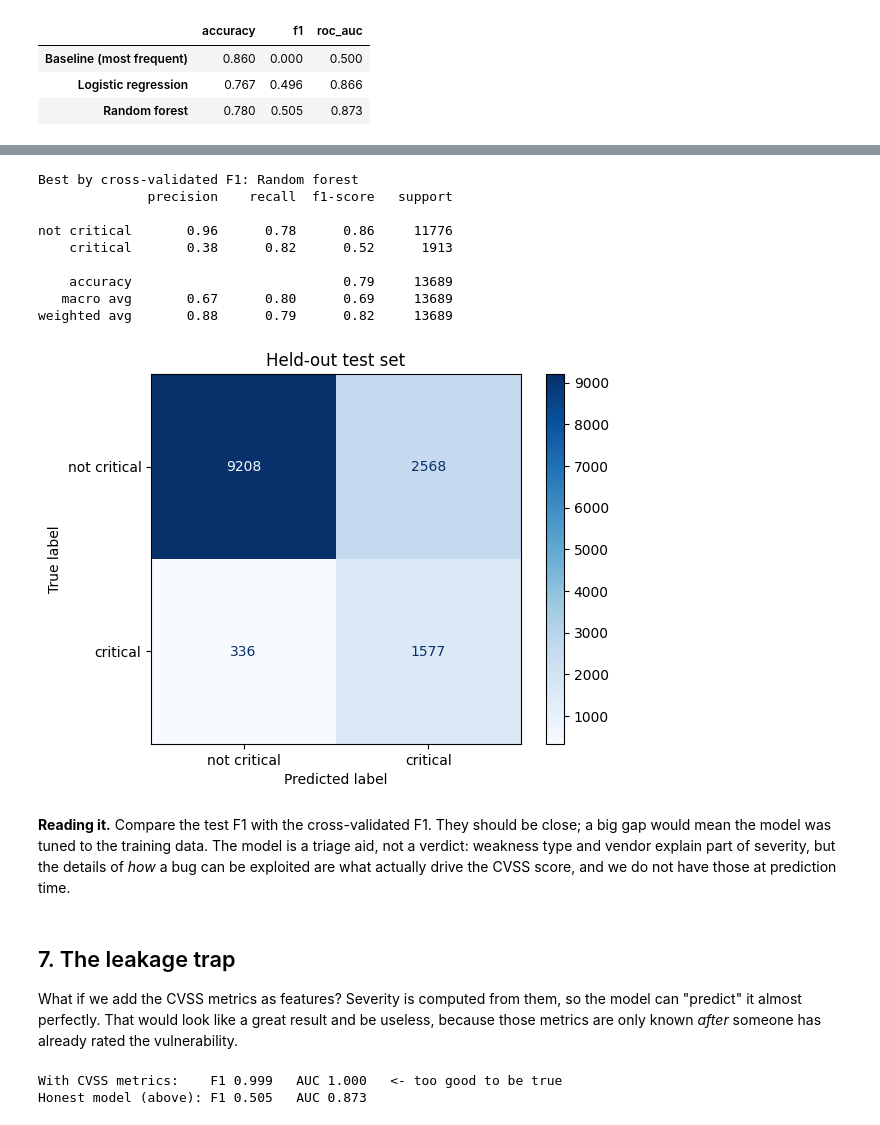
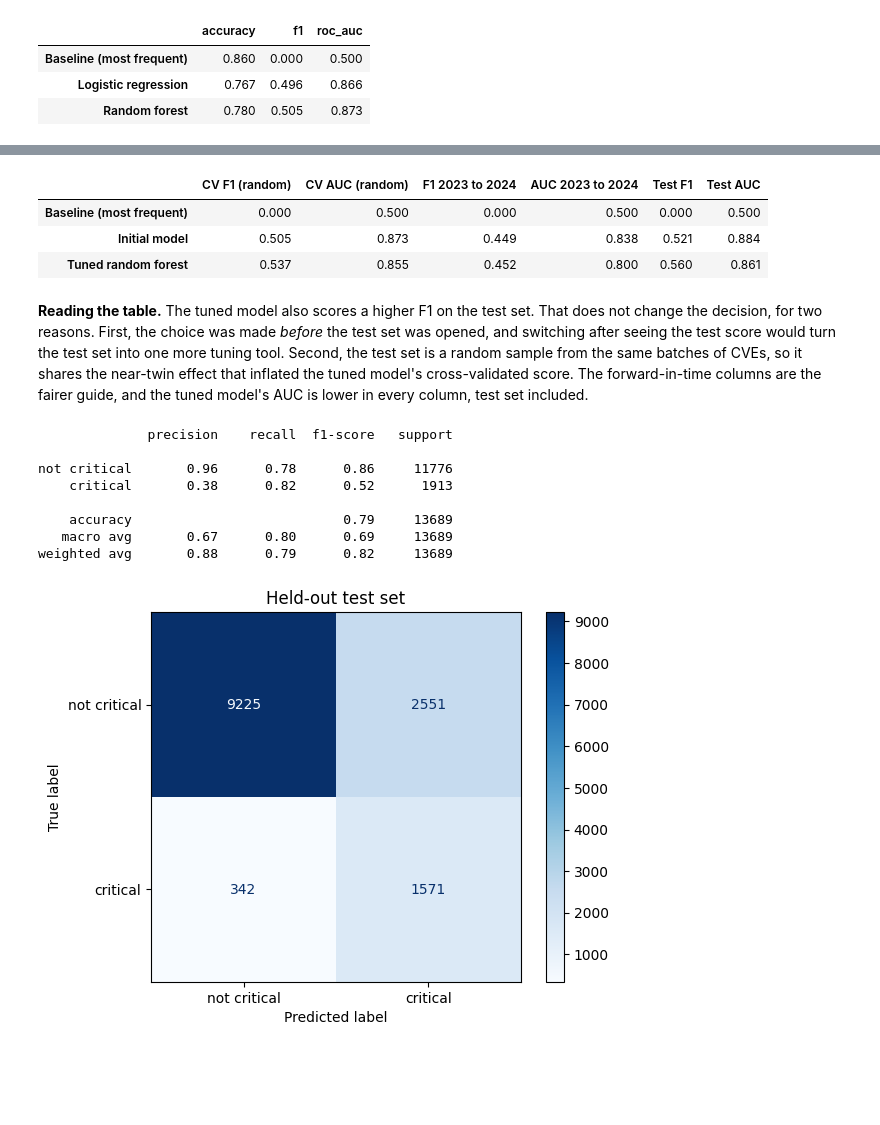
Before and after one commit to thitimas/nvd-critical-demo, a Jupyter notebook: nvd_critical_demo.ipynb, the cells around one changed output, grey strips where cells are left out. Drawn from its saved outputs; the diff is of its cells as text; code cells hidden in the pictures; blank space fills up the shorter version.

```diff
--- a/nvd_critical_demo.ipynb
+++ b/nvd_critical_demo.ipynb
@@ -316,0 +361,6 @@ The baseline shows why accuracy alone misleads: predicting "not Critical" every
+# %%
+# Refit the best settings with the same 200 trees as the initial model, so the comparison is fair.
+tuned = clone(models["Random forest"]).set_params(**search.best_params_)
+s = cross_validate(tuned, X_train, y_train, cv=cv, scoring=["f1", "roc_auc"])
+print(f"Initial random forest: CV F1 {results.loc['Random forest', 'f1']:.3f}   AUC {results.loc['Random forest', 'roc_auc']:.3f}")
+print(f"Tuned random forest:   CV F1 {s['test_f1'].mean():.3f}   AUC {s['test_roc_auc'].mean():.3f}")
@@ -316,0 +374,22 @@ The baseline shows why accuracy alone misleads: predicting "not Critical" every
+# %%
+combo = X_train.astype(str).agg("|".join, axis=1)
+print(f"{combo.nunique():,} distinct (weakness, vendor, source) combinations in {len(combo):,} training rows")
+
+year = pd.to_datetime(df.loc[X_train.index, "published"]).dt.year
+early, late = (year == year.min()), (year == year.max())
+
+def forward_check(pipe):
+    p = clone(pipe).fit(X_train[early], y_train[early])
+    return (f1_score(y_train[late], p.predict(X_train[late])),
+            roc_auc_score(y_train[late], p.predict_proba(X_train[late])[:, 1]))
+
+candidates_final = {"Baseline (most frequent)": models["Baseline (most frequent)"],
+                    "Initial model": models[best_name], "Tuned random forest": tuned}
+rows = {}
+for name, pipe in candidates_final.items():
+    s = cross_validate(pipe, X_train, y_train, cv=cv, scoring=["f1", "roc_auc"])
+    f_fwd, a_fwd = forward_check(pipe)
+    rows[name] = {"CV F1 (random)": s["test_f1"].mean(), "CV AUC (random)": s["test_roc_auc"].mean(),
+                  f"F1 {year.min()} to {year.max()}": f_fwd, f"AUC {year.min()} to {year.max()}": a_fwd}
+improvement = pd.DataFrame(rows).T.round(3)
+improvement
@@ -317,16 +440,26 @@ The baseline shows why accuracy alone misleads: predicting "not Critical" every
+# %%
+test_rows = {}
+for name, pipe in candidates_final.items():
+    p = clone(pipe).fit(X_train, y_train)
+    test_rows[name] = {"Test F1": f1_score(y_test, p.predict(X_test)),
+                       "Test AUC": roc_auc_score(y_test, p.predict_proba(X_test)[:, 1])}
+final_table = improvement.join(pd.DataFrame(test_rows).T).round(3)
+final_table
+# %% [output]
+|  | CV F1 (random) | CV AUC (random) | F1 2023 to 2024 | AUC 2023 to 2024 | Test F1 | Test AUC |
+| Baseline (most frequent) | 0.000 | 0.500 | 0.000 | 0.500 | 0.000 | 0.500 |
+| Initial model | 0.505 | 0.873 | 0.449 | 0.838 | 0.521 | 0.884 |
+| Tuned random forest | 0.537 | 0.855 | 0.452 | 0.800 | 0.560 | 0.861 |
+# %% [markdown]
+**Reading the table.** The tuned model also scores a higher F1 on the test set. That does not change the decision, for two reasons. First, the choice was made *before* the test set was opened, and switching after seeing the test score would turn the test set into one more tuning tool. Second, the test set is a random sample from the same batches of CVEs, so it shares the near-twin effect that inflated the tuned model's cross-validated score. The forward-in-time columns are the fairer guide, and the tuned model's AUC is lower in every column, test set included.
 # %%
-best_name = results.drop(index="Baseline (most frequent)")["f1"].idxmax()
-print("Best by cross-validated F1:", best_name)
-
-# The test set is used ONCE, for the model we picked.
-final = models[best_name].fit(X_train, y_train)
+final = clone(models[best_name]).fit(X_train, y_train)     # the model I committed to: the initial one
 pred = final.predict(X_test)
 print(classification_report(y_test, pred, target_names=["not critical", "critical"]))
 ConfusionMatrixDisplay.from_predictions(y_test, pred, display_labels=["not critical", "critical"], cmap="Blues")
 plt.title("Held-out test set")
 plt.show()
 # %% [output]
-Best by cross-validated F1: Random forest
               precision    recall  f1-score   support
 
 not critical       0.96      0.78      0.86     11776
@@ -336,28 +469,3 @@ not critical       0.96      0.78      0.86     11776
    macro avg       0.67      0.80      0.69     13689
 weighted avg       0.88      0.79      0.82     13689
 [figure]
-# %% [markdown]
-**Reading it.** Compare the test F1 with the cross-validated F1. They should be close; a big gap would mean the model was tuned to the training data. The model is a triage aid, not a verdict: weakness type and vendor explain part of severity, but the details of *how* a bug can be exploited are what actually drive the CVSS score, and we do not have those at prediction time.
-# %% [markdown]
-## 7. The leakage trap
-
-What if we add the CVSS metrics as features? Severity is computed from them, so the model can "predict" it almost perfectly. That would look like a great result and be useless, because those metrics are only known *after* someone has already rated the vulnerability.
-# %%
-leaky = ["base_score", "attack_vector", "attack_complexity", "privileges_required",
-         "user_interaction", "scope", "confidentiality", "integrity", "availability"]
-df_leaky = df.copy()
-for c in leaky[1:]:
-    df_leaky[c] = df_leaky[c].fillna("unknown")
-Xl = df_leaky[FEATURES + leaky]
-Xl_train, Xl_test, yl_train, yl_test = train_test_split(
-    Xl, df_leaky["is_critical"], test_size=0.2, stratify=df_leaky["is_critical"], random_state=RANDOM_STATE)
-
-leaky_pipe = make_pipeline(
-    RandomForestClassifier(n_estimators=200, min_samples_leaf=3, n_jobs=-1, random_state=RANDOM_STATE),
-    cat=CAT + leaky[1:], num=NUM + ["base_score"])
-s = cross_validate(leaky_pipe, Xl_train, yl_train, cv=cv, scoring=["f1", "roc_auc"])
-print(f"With CVSS metrics:    F1 {s['test_f1'].mean():.3f}   AUC {s['test_roc_auc'].mean():.3f}   <- too good to be true")
-print(f"Honest model (above): F1 {results.loc[best_name, 'f1']:.3f}   AUC {results.loc[best_name, 'roc_auc']:.3f}")
-# %% [output]
-With CVSS metrics:    F1 0.999   AUC 1.000   <- too good to be true
-Honest model (above): F1 0.505   AUC 0.873
```
Also changed, not shown: parts of 27 cells of this notebook, 2 other files.
